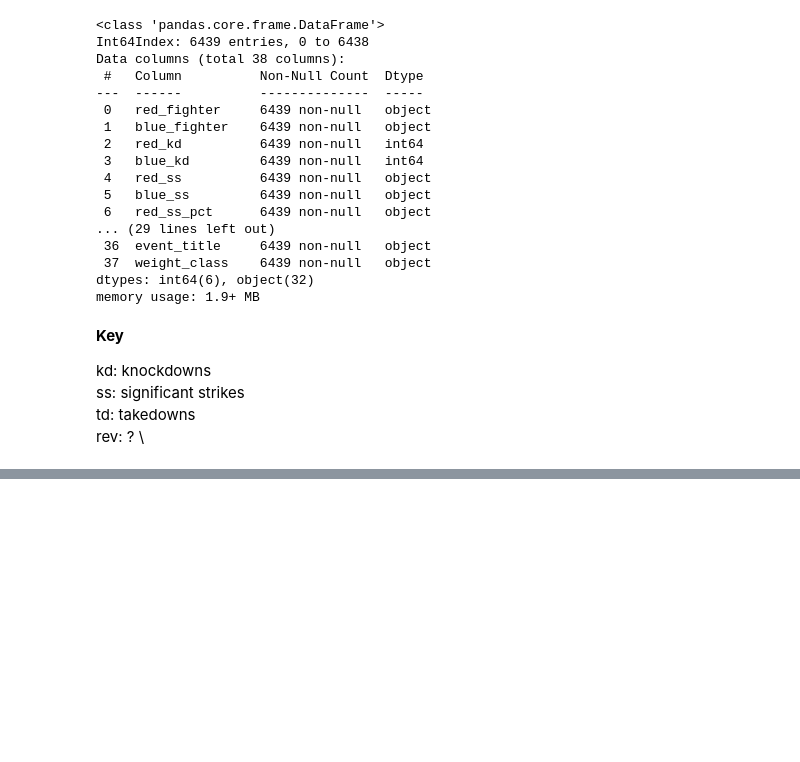
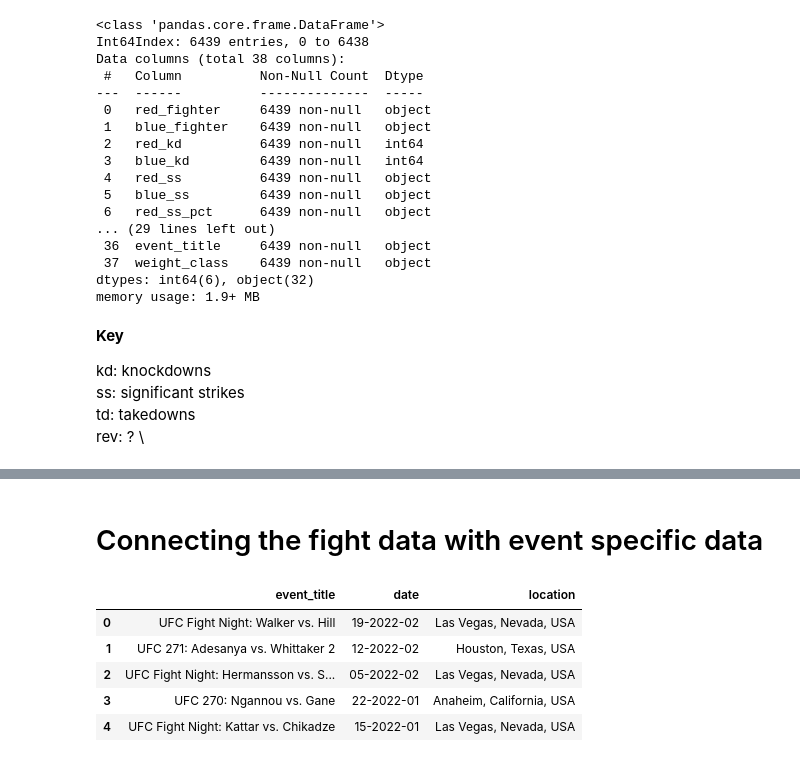
Before and after one commit to ayanga1998/UFC_Dashboard, a Jupyter notebook: Data_Cleaning.ipynb, the cells around one changed output, grey strips where cells are left out. Saved outputs shown, nothing was run; the diff lists cells and outputs as text; code cells hidden in the pictures; blank space fills up the shorter version.

```diff
--- a/Data_Cleaning.ipynb
+++ b/Data_Cleaning.ipynb
@@ -149,0 +204,13 @@ df['weight_class'] = df.weight_class.apply(lambda x: x.replace('Title',''))
+# %% [markdown]
+# Connecting the fight data with event specific data
+# %%
+event_df = pd.read_csv('Data/event_data.csv', index_col=0)
+#event_df['event_title'] = event_df.event_title.apply(lambda x: x.split(':')[0].strip())
+event_df.head()
+# %% [output]
+|  | event_title | date | location |
+| 0 | UFC Fight Night: Walker vs. Hill | 19-2022-02 | Las Vegas, Nevada, USA |
+| 1 | UFC 271: Adesanya vs. Whittaker 2 | 12-2022-02 | Houston, Texas, USA |
+| 2 | UFC Fight Night: Hermansson vs. S... | 05-2022-02 | Las Vegas, Nevada, USA |
+| 3 | UFC 270: Ngannou vs. Gane | 22-2022-01 | Anaheim, California, USA |
+| 4 | UFC Fight Night: Kattar vs. Chikadze | 15-2022-01 | Las Vegas, Nevada, USA |
```
Also changed, not shown: parts of 13 cells of this notebook, 5 other files.
